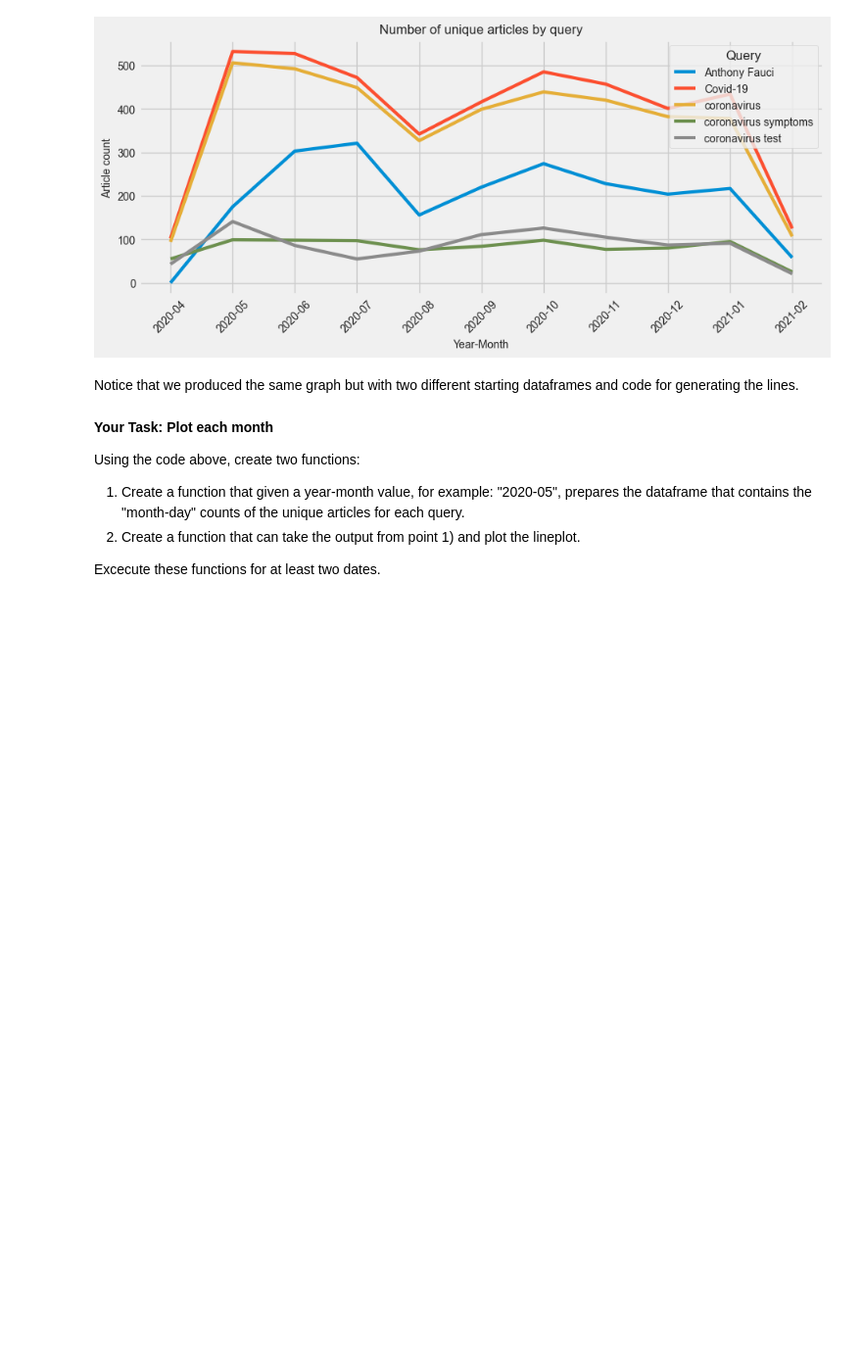
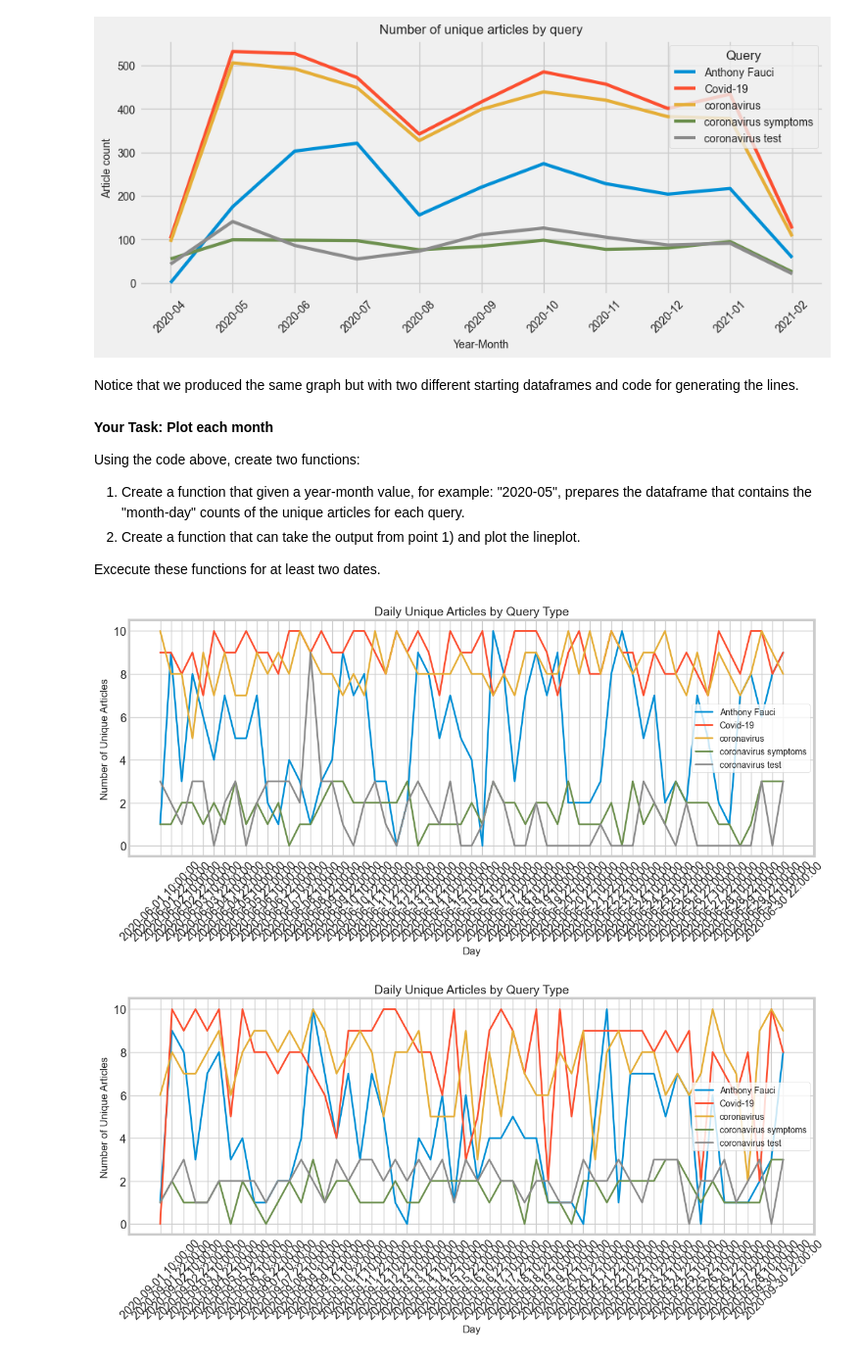
Before and after one commit to fy100/cs3152024_week5, a Jupyter notebook: CS315-Tutorial-GoogleTopStories/Exploring Google Top Stories.ipynb, the cells around one changed output. Shown: that part at 98% size. Cells and saved outputs as stored; diff of their text form; code cells hidden in the pictures; blank space fills up the shorter version.

```diff
--- a/CS315-Tutorial-GoogleTopStories/Exploring Google Top Stories.ipynb
+++ b/CS315-Tutorial-GoogleTopStories/Exploring Google Top Stories.ipynb
@@ -127,3 +127,10 @@ df.head()
 **Your Task: Create a new column**
 
 Create a new column that will store the number of words on the title of each article. The column name should be `wordCount`. Show the head of the dataframe to indicate that the column was created.
+# %%
+# Define a function to count the number of words in a string
+def count_words(title):
+    return len(title.split())
+# %%
+df['wordCount'] = df['title'].apply(count_words)
+print(df.head())
@@ -391,8 +416,10 @@ dfUnique.shape
 # %% [markdown]
 I will create a new column, year-month, since the date field is too granular. [**Note**: Read more about this at the end of the notebook.]
 # %%
+dfUnique = df.drop_duplicates(subset=['url']).copy()  # Create a copy of df
+
 def splitDate(row):
-    """return a date in the format YYYY-MM"""
+    """Return a date in the format YYYY-MM"""
     return row['date'][:7]
 
 dfUnique['year-month'] = dfUnique.apply(splitDate, axis=1)
@@ -585,3 +607,12 @@ def plot_month_day_lineplot(pivot_table):
 
     plt.tight_layout()
     plt.show()
+# %%
+dates_to_analyze = ["2020-06", "2020-09"]
+
+for date in dates_to_analyze:
+    pivot_table = prepare_month_day_dataframe(date)
+    plot_month_day_lineplot(pivot_table)
+# %% [output]
+[figure, added]
+[figure, added]
```
Also changed, not shown: parts of 2 cells of this notebook.
